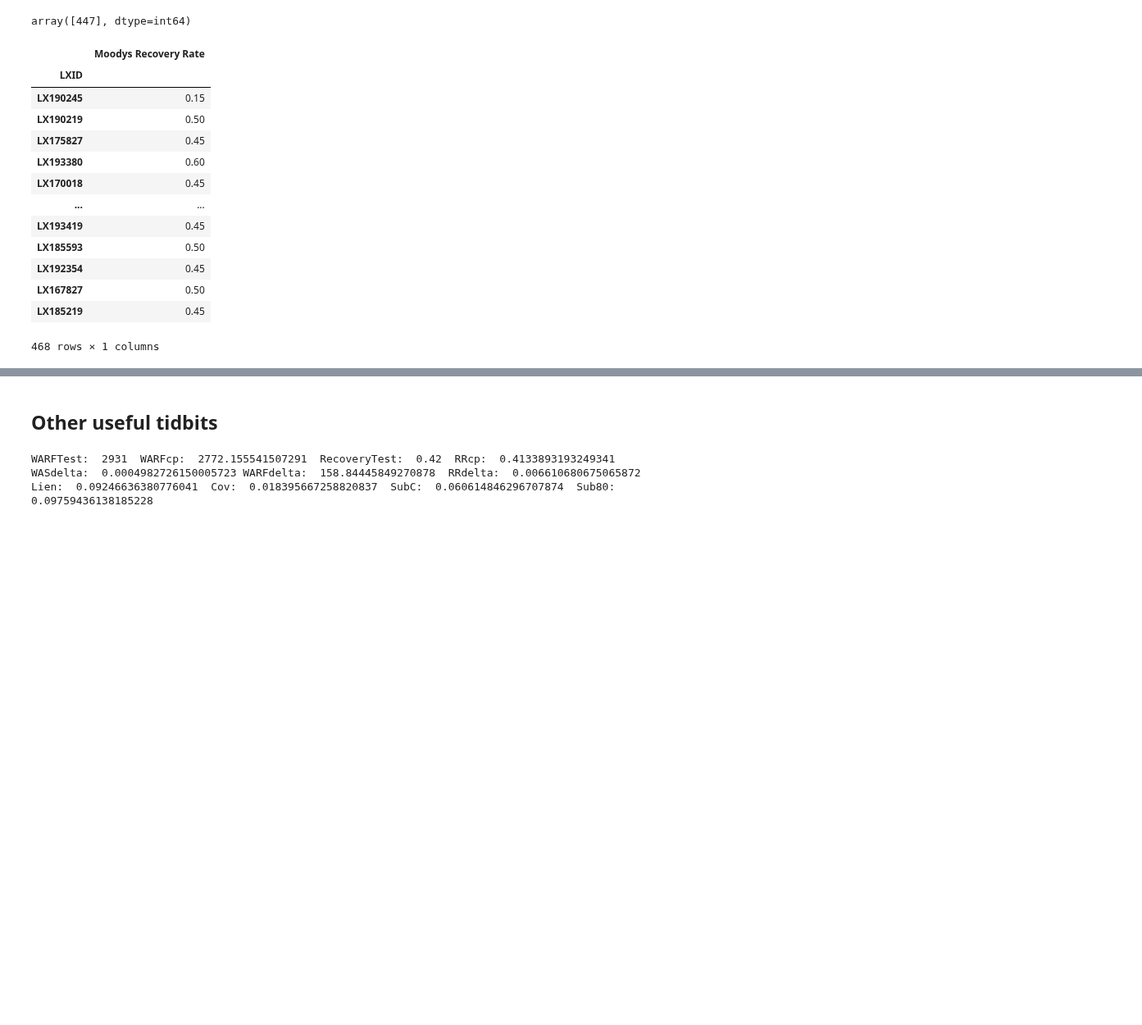
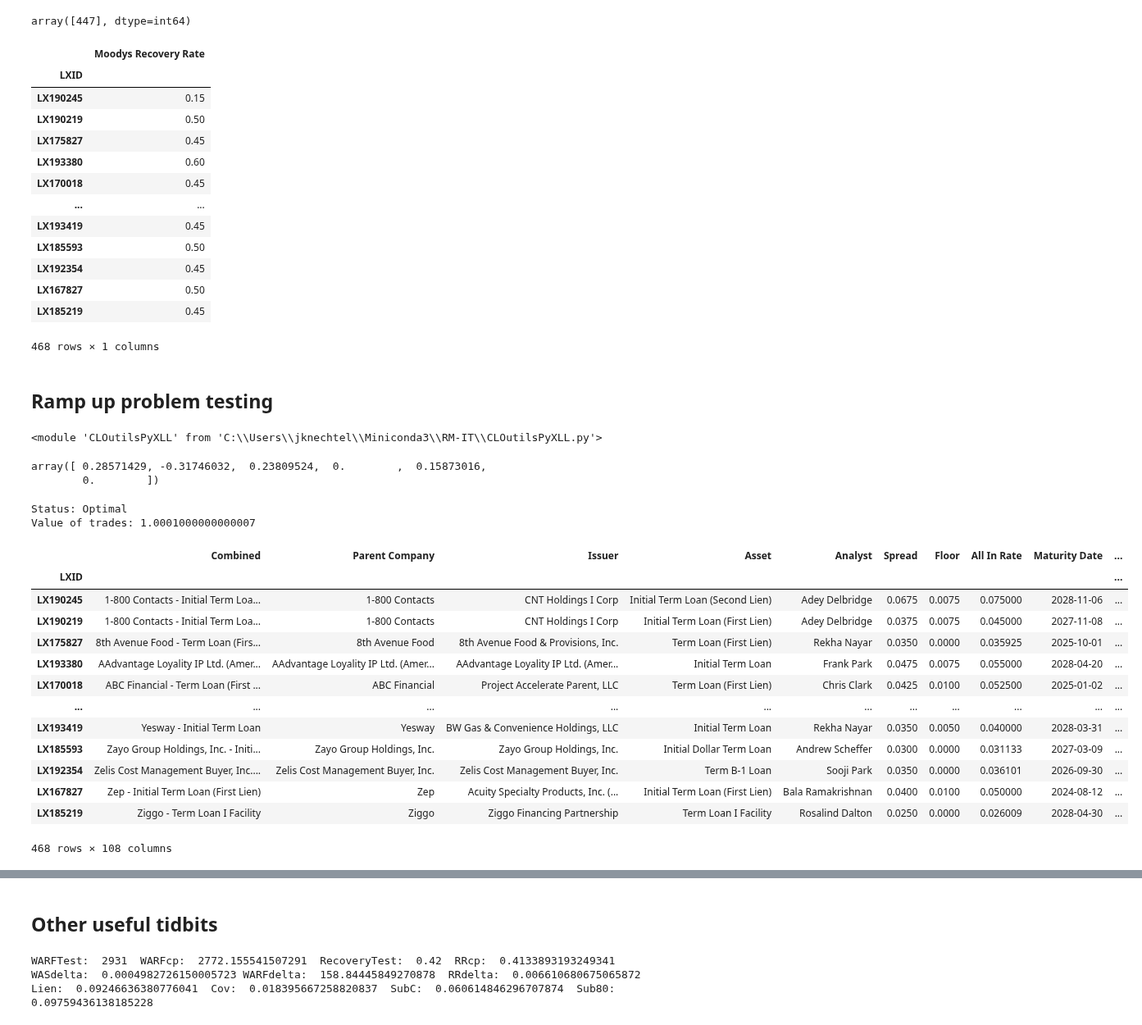
Before and after one commit to joshknechtel-gs/RM-IT, a Jupyter notebook: TradeMinProblem.ipynb, the cells around one changed output, grey strips where cells are left out. Shown at 82% size. Cells and saved outputs as stored; diff of their text form; code cells hidden in the pictures; blank space fills up the shorter version.

```diff
--- a/TradeMinProblem.ipynb
+++ b/TradeMinProblem.ipynb
@@ -236,3 +258,62 @@ model_port[['Moodys Recovery Rate']]
 | LX167827 | 0.50 |
 | LX185219 | 0.45 |
 468 rows × 1 columns
+# %% [markdown]
+## Ramp up problem testing
+# %%
+import importlib
+importlib.reload(clo)
+# %% [output]
+<module 'CLOutilsPyXLL' from 'C:\\Users\\jknechtel\\Miniconda3\\RM-IT\\CLOutilsPyXLL.py'>
+# %%
+keyStats = ['Spread','Adj. WARF NEW','MC Div Score','Moodys Recovery Rate','S&P Recovery Rate (AAA)','Blended Price']
+highLow = [1,-1,1,1,1,1]
+weights = [0.285714286, 0.317460317, 0.238095238, 0, 0.158730159,0]
+(np.array(weights)*np.array(highLow))
+model_port = clo.desirability(model_port,keyStats,weights,highLow)
+
+#currStats = [.0335,.0358,2772,2944,.482,.417,87,99.01,.038,.008,0.0,.015,.094,499303478]
+keyConstraints = {'Spread':0.0337,
+    'Adj. WARF NEW':2765,
+    'WARF':2950,
+    'Moodys Diversity Test':75,
+    'Moodys Recovery Rate':0.43,
+    'S&P Recovery Rate (AAA)':0.42,   # 0.42
+    'Blended Price':0.1,
+    'C_or_Less':0.1,
+    'Lien':0.1,
+    'Sub80':0.1,
+    'Sub90':0.1,
+    'CovLite':0.1}
+
+
+otherConstraints = {'Target Portfolio Par':500e6,
+                    'Additional Cash to spend/raise':0,
+    'Par Build(+) Loss(-) Limit':-50000,
+    'Max trade size (on buys)':3e6}
+
+
+seeds = pd.DataFrame([0,0,0], index=['LX165896','LX185373','LX178941'])
+# %% [output]
+array([ 0.28571429, -0.31746032,  0.23809524,  0.        ,  0.15873016,
+        0.        ])
+# %%
+# CLOPortOptimizer(model_port,keyConstraints,otherConstraints,seedTrades,probName= "CLO_Port_Builder",TimeOut=60)
+clo.CLOPortOptimizer(model_port,keyConstraints,otherConstraints,seeds,probName= "Trade_Minimization_Problem")
+# %% [output]
+Status: Optimal
+Value of trades: 1.0001000000000007
+|  | Combined | Parent Company | Issuer | Asset | Analyst | Spread | Floor | All In Rate | Maturity Date | ... |
+| LXID |  |  |  |  |  |  |  |  |  | ... |
+| LX190245 | 1-800 Contacts - Initial Term Loa... | 1-800 Contacts | CNT Holdings I Corp | Initial Term Loan (Second Lien) | Adey Delbridge | 0.0675 | 0.0075 | 0.075000 | 2028-11-06 | ... |
+| LX190219 | 1-800 Contacts - Initial Term Loa... | 1-800 Contacts | CNT Holdings I Corp | Initial Term Loan (First Lien) | Adey Delbridge | 0.0375 | 0.0075 | 0.045000 | 2027-11-08 | ... |
+| LX175827 | 8th Avenue Food - Term Loan (Firs... | 8th Avenue Food | 8th Avenue Food & Provisions, Inc. | Term Loan (First Lien) | Rekha Nayar | 0.0350 | 0.0000 | 0.035925 | 2025-10-01 | ... |
+| LX193380 | AAdvantage Loyality IP Ltd. (Amer... | AAdvantage Loyality IP Ltd. (Amer... | AAdvantage Loyality IP Ltd. (Amer... | Initial Term Loan | Frank Park | 0.0475 | 0.0075 | 0.055000 | 2028-04-20 | ... |
+| LX170018 | ABC Financial - Term Loan (First ... | ABC Financial | Project Accelerate Parent, LLC | Term Loan (First Lien) | Chris Clark | 0.0425 | 0.0100 | 0.052500 | 2025-01-02 | ... |
+| ... | ... | ... | ... | ... | ... | ... | ... | ... | ... | ... |
+| LX193419 | Yesway - Initial Term Loan | Yesway | BW Gas & Convenience Holdings, LLC | Initial Term Loan | Rekha Nayar | 0.0350 | 0.0050 | 0.040000 | 2028-03-31 | ... |
+| LX185593 | Zayo Group Holdings, Inc. - Initi... | Zayo Group Holdings, Inc. | Zayo Group Holdings, Inc. | Initial Dollar Term Loan | Andrew Scheffer | 0.0300 | 0.0000 | 0.031133 | 2027-03-09 | ... |
+| LX192354 | Zelis Cost Management Buyer, Inc.... | Zelis Cost Management Buyer, Inc. | Zelis Cost Management Buyer, Inc. | Term B-1 Loan | Sooji Park | 0.0350 | 0.0000 | 0.036101 | 2026-09-30 | ... |
+| LX167827 | Zep - Initial Term Loan (First Lien) | Zep | Acuity Specialty Products, Inc. (... | Initial Term Loan (First Lien) | Bala Ramakrishnan | 0.0400 | 0.0100 | 0.050000 | 2024-08-12 | ... |
+| LX185219 | Ziggo - Term Loan I Facility | Ziggo | Ziggo Financing Partnership | Term Loan I Facility | Rosalind Dalton | 0.0250 | 0.0000 | 0.026009 | 2028-04-30 | ... |
+468 rows × 108 columns
```
Also changed, not shown: parts of 7 cells of this notebook, 1 other file.
